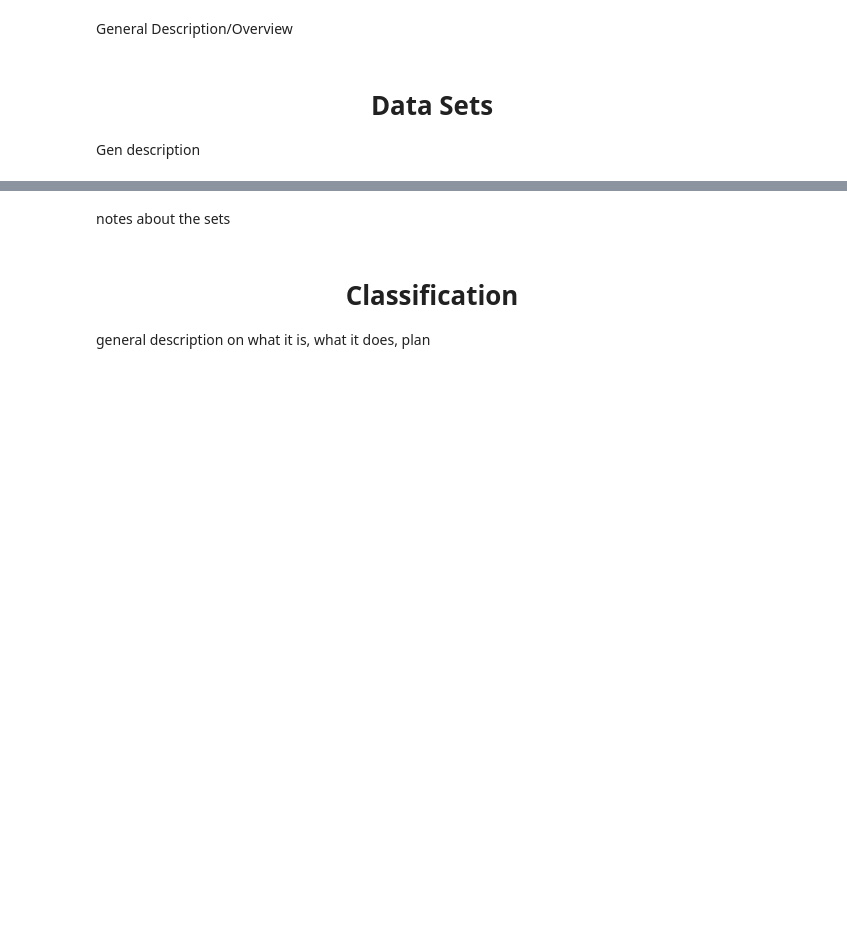
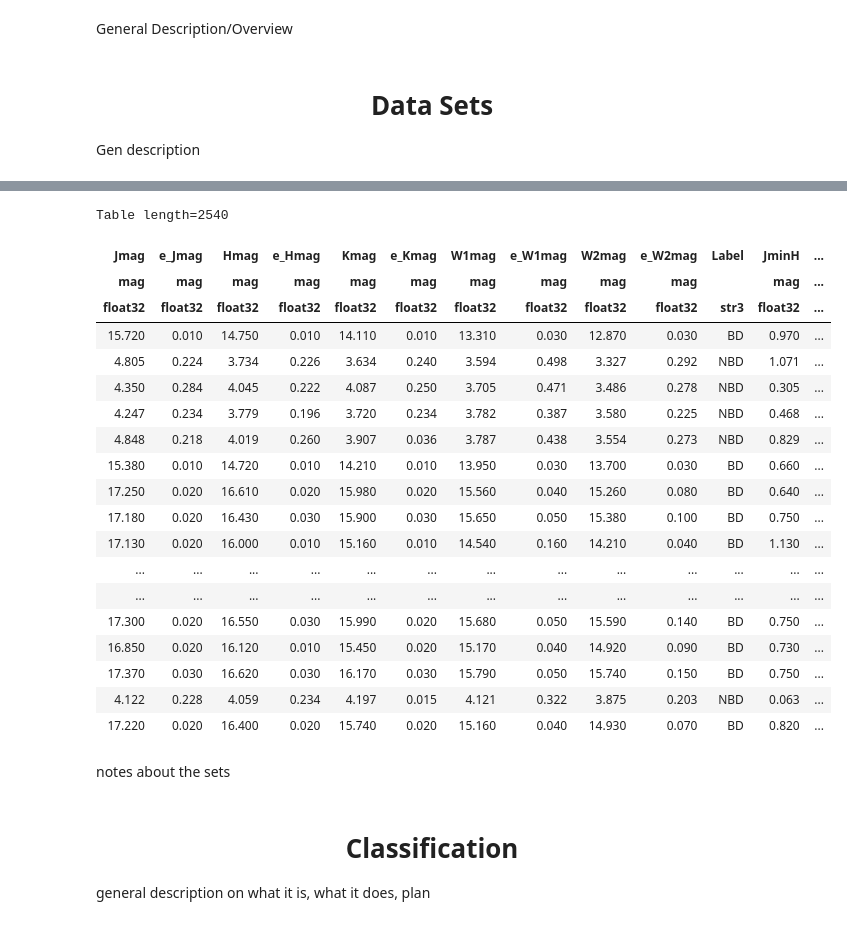
Before and after one commit to lagar05/ASTR154-Final-Project, a Jupyter notebook: Coding-Product.ipynb, the cells around one changed output, grey strips where cells are left out. Cells and saved outputs as stored; diff of their text form; code cells hidden in the pictures; blank space fills up the shorter version.

```diff
--- a/Coding-Product.ipynb
+++ b/Coding-Product.ipynb
@@ -158,3 +158,57 @@ Table length=2540
+# %%
+# add colors
+table['JminH'] = table['Jmag'] - table['Hmag']
+table['e_JminH'] = table['e_Jmag'] - table['e_Hmag']
+
+# table['JminK'] = table['Jmag'] - table['Kmag']
+# table['e_JminK'] = table['e_Jmag'] - table['e_Kmag']
+
+table['HminK'] = table['Hmag'] - table['Kmag']
+table['e_HminK'] = table['e_Hmag'] - table['e_Kmag']
+
+# table['W1minW2'] = table['W1mag'] - table['W2mag']
+# table['e_W1minW2'] = table['e_W1mag'] - table['e_W2mag']
+
+# table['JminW1'] = table['Jmag'] - table['W1mag']
+# table['e_JminW1'] = table['e_Jmag'] - table['e_W1mag']
+
+# table['JminW2'] = table['Jmag'] - table['W2mag']
+# table['e_JminW2'] = table['e_Jmag'] - table['e_W2mag']
+
+# table['HminW1'] = table['Hmag'] - table['W1mag']
+# table['e_HminW1'] = table['e_Hmag'] - table['e_W1mag']
+
+# table['HminW2'] = table['Hmag'] - table['W2mag']
+# table['e_HminW2'] = table['e_Hmag'] - table['e_W2mag']
+
+table['KminW1'] = table['Kmag'] - table['W1mag']
+table['e_KminW1'] = table['e_Kmag'] - table['e_W1mag']
+
+table['W1minW2'] = table['W1mag'] - table['W2mag']
+table['e_W1minW2'] = table['e_W1mag'] - table['e_W2mag']
+
+table
+# %% [output]
+Table length=2540
+| Jmag | e_Jmag | Hmag | e_Hmag | Kmag | e_Kmag | W1mag | e_W1mag | W2mag | e_W2mag | Label | JminH | ... |
+| mag | mag | mag | mag | mag | mag | mag | mag | mag | mag |  | mag | ... |
+| float32 | float32 | float32 | float32 | float32 | float32 | float32 | float32 | float32 | float32 | str3 | float32 | ... |
+| 15.720 | 0.010 | 14.750 | 0.010 | 14.110 | 0.010 | 13.310 | 0.030 | 12.870 | 0.030 | BD | 0.970 | ... |
+| 4.805 | 0.224 | 3.734 | 0.226 | 3.634 | 0.240 | 3.594 | 0.498 | 3.327 | 0.292 | NBD | 1.071 | ... |
+| 4.350 | 0.284 | 4.045 | 0.222 | 4.087 | 0.250 | 3.705 | 0.471 | 3.486 | 0.278 | NBD | 0.305 | ... |
+| 4.247 | 0.234 | 3.779 | 0.196 | 3.720 | 0.234 | 3.782 | 0.387 | 3.580 | 0.225 | NBD | 0.468 | ... |
+| 4.848 | 0.218 | 4.019 | 0.260 | 3.907 | 0.036 | 3.787 | 0.438 | 3.554 | 0.273 | NBD | 0.829 | ... |
+| 15.380 | 0.010 | 14.720 | 0.010 | 14.210 | 0.010 | 13.950 | 0.030 | 13.700 | 0.030 | BD | 0.660 | ... |
+| 17.250 | 0.020 | 16.610 | 0.020 | 15.980 | 0.020 | 15.560 | 0.040 | 15.260 | 0.080 | BD | 0.640 | ... |
+| 17.180 | 0.020 | 16.430 | 0.030 | 15.900 | 0.030 | 15.650 | 0.050 | 15.380 | 0.100 | BD | 0.750 | ... |
+| 17.130 | 0.020 | 16.000 | 0.010 | 15.160 | 0.010 | 14.540 | 0.160 | 14.210 | 0.040 | BD | 1.130 | ... |
+| ... | ... | ... | ... | ... | ... | ... | ... | ... | ... | ... | ... | ... |
+| ... | ... | ... | ... | ... | ... | ... | ... | ... | ... | ... | ... | ... |
+| 17.300 | 0.020 | 16.550 | 0.030 | 15.990 | 0.020 | 15.680 | 0.050 | 15.590 | 0.140 | BD | 0.750 | ... |
+| 16.850 | 0.020 | 16.120 | 0.010 | 15.450 | 0.020 | 15.170 | 0.040 | 14.920 | 0.090 | BD | 0.730 | ... |
+| 17.370 | 0.030 | 16.620 | 0.030 | 16.170 | 0.030 | 15.790 | 0.050 | 15.740 | 0.150 | BD | 0.750 | ... |
+| 4.122 | 0.228 | 4.059 | 0.234 | 4.197 | 0.015 | 4.121 | 0.322 | 3.875 | 0.203 | NBD | 0.063 | ... |
+| 17.220 | 0.020 | 16.400 | 0.020 | 15.740 | 0.020 | 15.160 | 0.040 | 14.930 | 0.070 | BD | 0.820 | ... |
 # %% [markdown]
 notes about the sets
 # %% [markdown]
```
Also changed, not shown: parts of 7 cells of this notebook.
